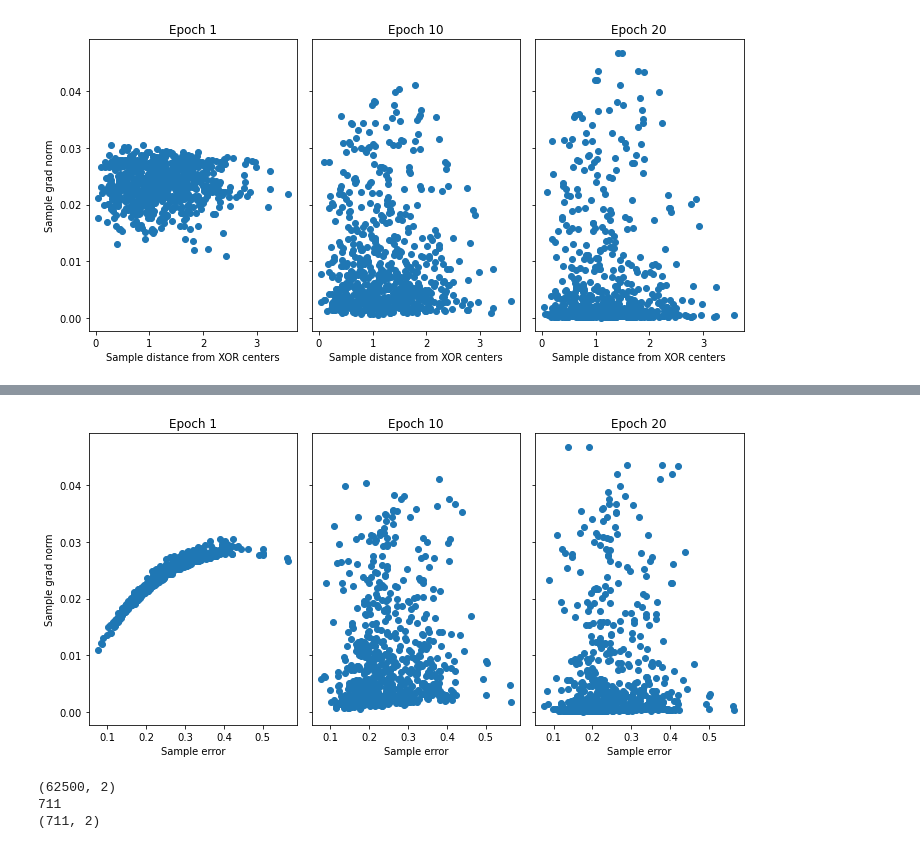
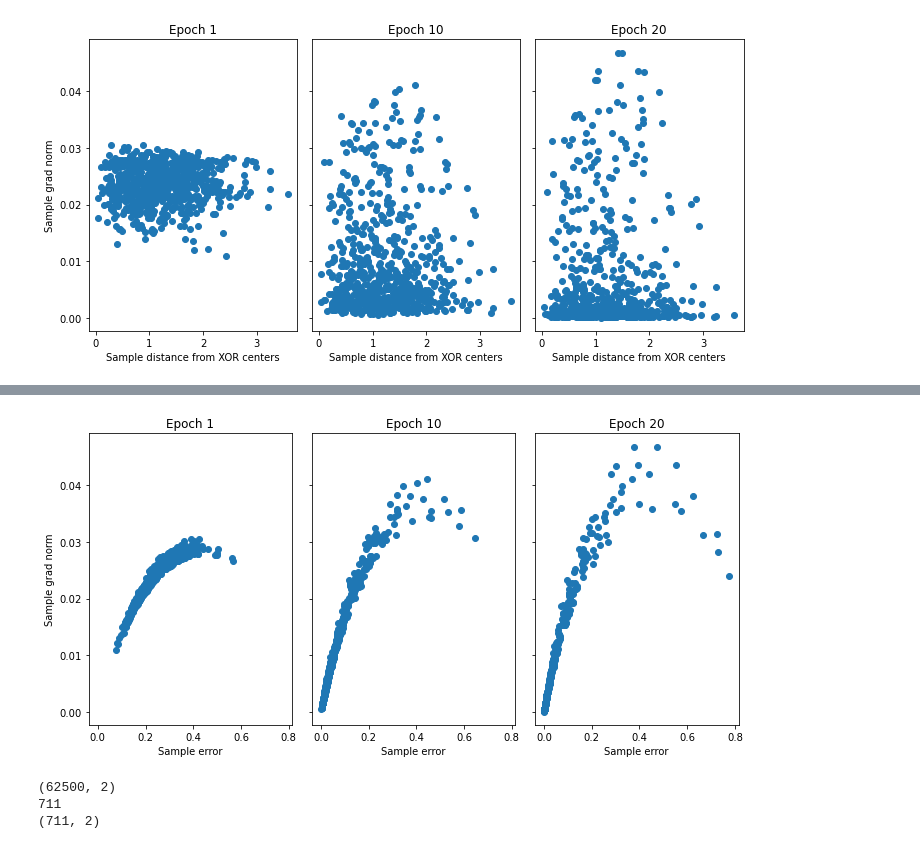
Before and after one commit to kaland313/vitmav45, a Jupyter notebook: 03/XOR-Numpy-backprop-gradnorm.ipynb, the cells around one changed output, grey strips where cells are left out. Saved outputs shown, nothing was run; the diff lists cells and outputs as text; code cells hidden in the pictures.

Commit message:
Error

```diff
--- a/03/XOR-Numpy-backprop-gradnorm.ipynb
+++ b/03/XOR-Numpy-backprop-gradnorm.ipynb
@@ -348,22 +365,22 @@ plt.show()
 # %%
-# Gradnorm plot
+# Gradnorm plot vs error
 X_train = X[0:int(nb_samples * (1 - valid_split - test_split))]
 sample_d = distance_from_xor_centers(X_train)
 fig, axs = plt.subplots(1, 3, sharex=True, sharey=True,figsize=(10,5))
 axs[0].scatter(per_sample_errors[:, 0], per_sample_gradnorms[:, 0])
 axs[0].set_title("Epoch 1")
 axs[0].set_xlabel("Sample error")
 axs[0].set_ylabel("Sample grad norm")
-axs[1].scatter(per_sample_errors[:, 0], per_sample_gradnorms[:, 9])
+axs[1].scatter(per_sample_errors[:, 9], per_sample_gradnorms[:, 9])
 axs[1].set_title("Epoch 10")
 axs[1].set_xlabel("Sample error")
-axs[2].scatter(per_sample_errors[:, 0], per_sample_gradnorms[:, 19])
+axs[2].scatter(per_sample_errors[:, 19], per_sample_gradnorms[:, 19])
 axs[2].set_title("Epoch 20")
 axs[2].set_xlabel("Sample error")
 plt.tight_layout()
 plt.show()
 # %% [output]
-[figure, old version]
+[figure, new version]
 # %%
 # Döntési határ vizualizálása (decision boundary plot)
 res = 250
```
Also changed, not shown: parts of 2 cells of this notebook.
